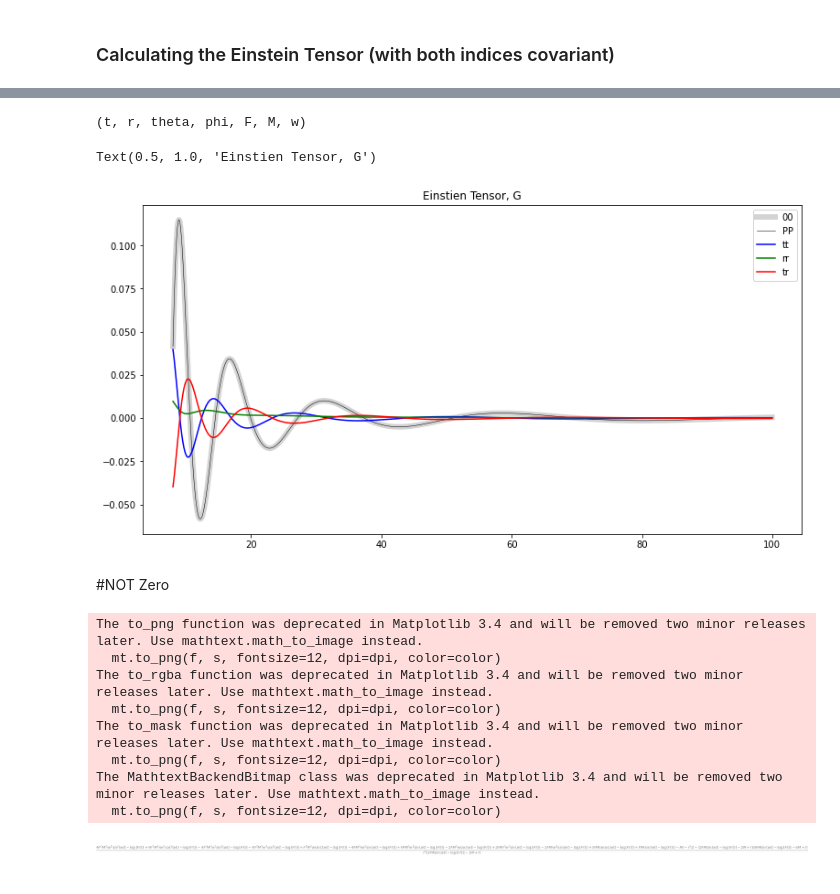
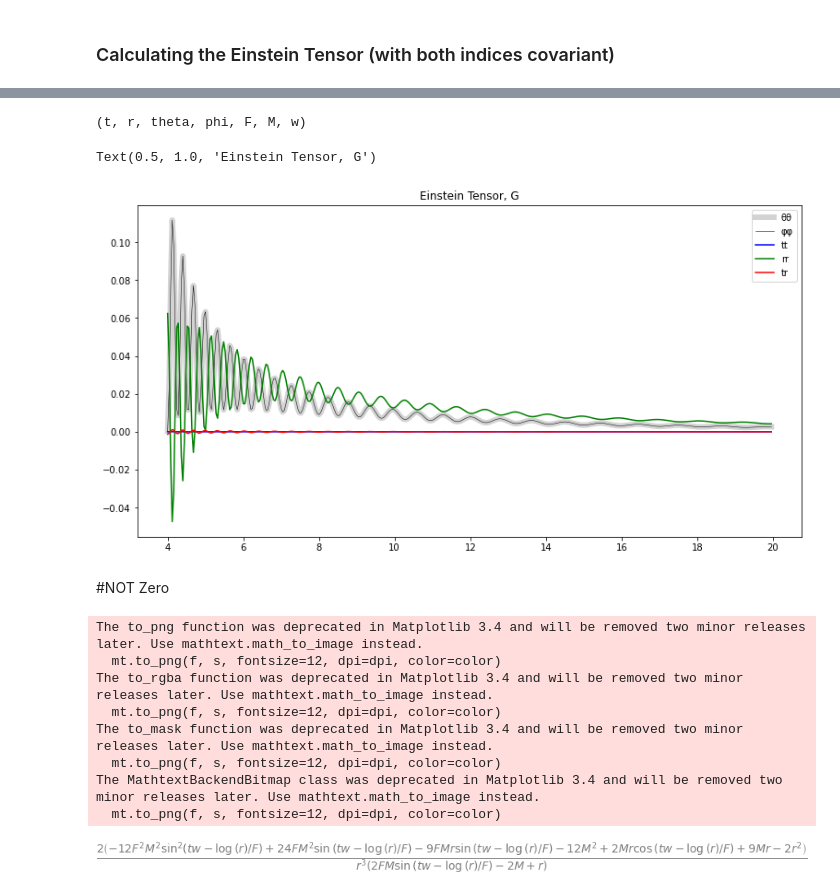
Before and after one commit to tomandersen/jupyter, a Jupyter notebook: nonlocal-debroglie/Schwarschild-TVary-expanding-Copy1.ipynb, the cells around one changed output, grey strips where cells are left out. Drawn from its saved outputs; the diff is of its cells as text; code cells hidden in the pictures.

```diff
--- a/nonlocal-debroglie/Schwarschild-TVary-expanding-Copy1.ipynb
+++ b/nonlocal-debroglie/Schwarschild-TVary-expanding-Copy1.ipynb
@@ -23,7 +23,7 @@ print(einsteinpy.__version__)
 # %%
 syms = sympy.symbols("t r theta phi")
 G, M, F, a, w = sympy.symbols("G M F a w")
-a = M*(1 - F*sin(w*(syms[0] - ln(syms[1]*F))))
+a = M*(1 - F*sin(w*(syms[0] - 1/(w*F)*ln(syms[1]))))
 
 mT = sympy.diff(a, syms[0])
 print(mT)
@@ -36,8 +36,8 @@ print(mR)
 list2d = [[0 for i in range(4)] for i in range(4)]
 
 #take your pick
-#list2d[0][0] = -mT*mT/(mR*mR)/(1 - 2*a/syms[1])
-list2d[0][0] = mT/mR/(1 - 2*a/syms[1])
+list2d[0][0] = -mT*mT/(mR*mR)/(1 - 2*a/syms[1])
+#list2d[0][0] = mT/mR/(1 - 2*a/syms[1])
 #list2d[0][0] = -1/(1 - 2*a/syms[1])
 
 list2d[0][1] = 0
@@ -129,43 +114,43 @@ print(args) # these are the argument values
 
 theta = 1
 phi = 1
-F = 0.1
+F = 0.01
 M = 1
-w = 10
+w = 0.5
 t = 1
 
 
 #Make x values - which we will sub in for r
-x = np.arange(8.0, 100.0, 0.04)
+x = np.arange(4.0, 20.0, 0.04)
 
 # Call the functions
 tt = func(t,x,theta, phi, F, M, w)[0][0]
 
 tr = func(t,x,theta, phi, F, M, w)[0][1]
 
 rr = func(t,x,theta, phi, F, M, w)[1][1]
 
 hh = func(t,x,theta, phi, F, M, w)[2][2]/(x*x)
 
 pp = func(t,x,theta, phi, F, M, w)[3][3]/(x*x*sin(theta)*sin(theta))
 
 
 fig=plt.figure(figsize=(10, 5))
 ax=fig.add_axes([0,2,1.0,1.0])
 
-ax.plot(x,hh, "lightgrey",label="00", linewidth=6.0)
-ax.plot(x,pp, "black",label="PP", linewidth=0.5)
+ax.plot(x,hh, "lightgrey",label="θθ", linewidth=6.0)
+ax.plot(x,pp, "black",label="φφ", linewidth=0.5)
 
 ax.plot(x,tt, "-b", label="tt")
 ax.plot(x,rr, "-g", label="rr")
 ax.plot(x,tr, "-r", label="tr")
 
 ax.legend(loc="upper right")
-ax.set_title("Einstien Tensor, G")
+ax.set_title("Einstein Tensor, G")
 # %% [output]
 (t, r, theta, phi, F, M, w)
-Text(0.5, 1.0, 'Einstien Tensor, G')
+Text(0.5, 1.0, 'Einstein Tensor, G')
-[figure, old version]
+[figure, new version]
 # %% [markdown]
 #NOT Zero
 # %%
@@ -182,7 +167,7 @@ The to_mask function was deprecated in Matplotlib 3.4 and will be removed two mi
   mt.to_png(f, s, fontsize=12, dpi=dpi, color=color)
 The MathtextBackendBitmap class was deprecated in Matplotlib 3.4 and will be removed two minor releases later. Use mathtext.math_to_image instead.
   mt.to_png(f, s, fontsize=12, dpi=dpi, color=color)
-[figure, old version]
+[figure, new version]
 # %%
 #plot the Ricci scalar
 
```
Also changed, not shown: parts of 10 cells of this notebook, 5 other files.
